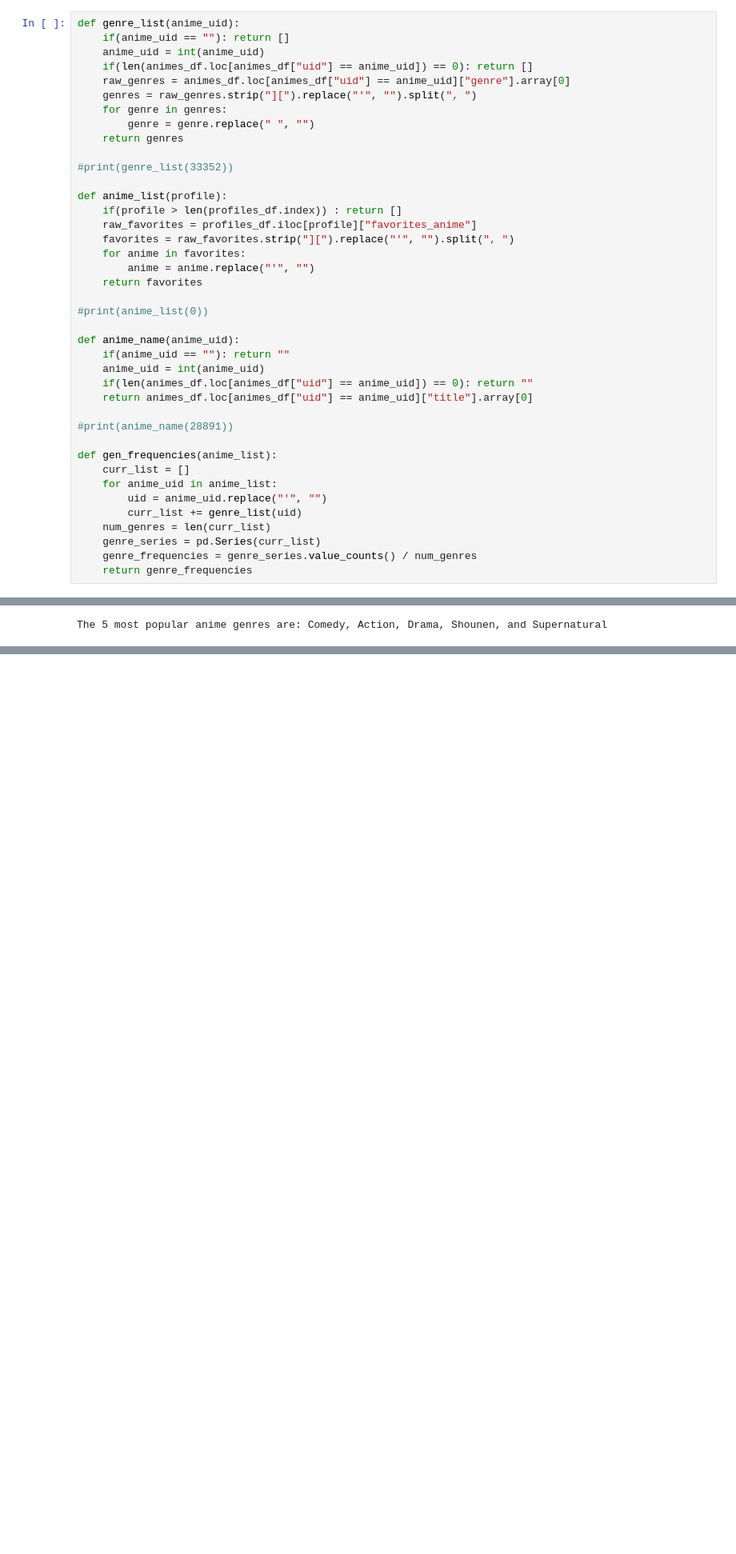
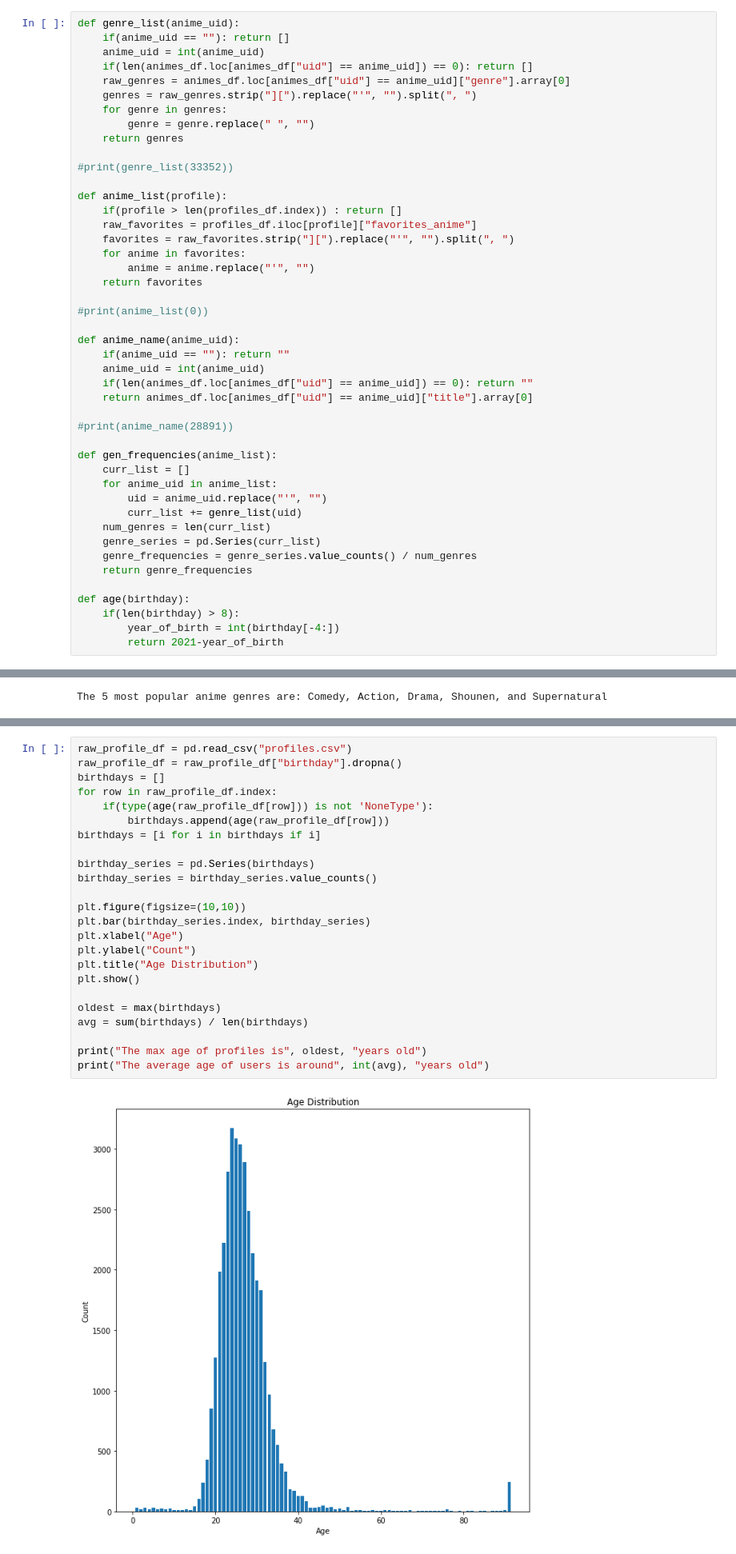
Before and after one commit to schau1121/Anime-Recommendation-System, a Jupyter notebook: Anime Recommendation System.ipynb, the cells around one changed output, grey strips where cells are left out. Shown: that part at 80% size. Drawn from its saved outputs; the diff is of its cells as text; blank space fills up the shorter version.

```diff
--- a/Anime Recommendation System.ipynb
+++ b/Anime Recommendation System.ipynb
@@ -84,3 +108,8 @@ def gen_frequencies(anime_list):
     genre_series = pd.Series(curr_list)
     genre_frequencies = genre_series.value_counts() / num_genres
     return genre_frequencies
+
+def age(birthday):
+    if(len(birthday) > 8):
+        year_of_birth = int(birthday[-4:])
+        return 2021-year_of_birth
@@ -127,0 +157,26 @@ The 5 most popular anime genres are: Comedy, Action, Drama, Shounen, and Superna
+# %%
+raw_profile_df = pd.read_csv("profiles.csv")
+raw_profile_df = raw_profile_df["birthday"].dropna()
+birthdays = []
+for row in raw_profile_df.index:
+    if(type(age(raw_profile_df[row])) is not 'NoneType'):
+        birthdays.append(age(raw_profile_df[row]))
+birthdays = [i for i in birthdays if i]
+
+birthday_series = pd.Series(birthdays)
+birthday_series = birthday_series.value_counts()
+
+plt.figure(figsize=(10,10))
+plt.bar(birthday_series.index, birthday_series)
+plt.xlabel("Age")
+plt.ylabel("Count")
+plt.title("Age Distribution")
+plt.show()
+
+oldest = max(birthdays)
+avg = sum(birthdays) / len(birthdays)
+
+print("The max age of profiles is", oldest, "years old")
+print("The average age of users is around", int(avg), "years old")
+# %% [output]
+[figure, added]
```
Also changed, not shown: parts of 21 cells of this notebook.
